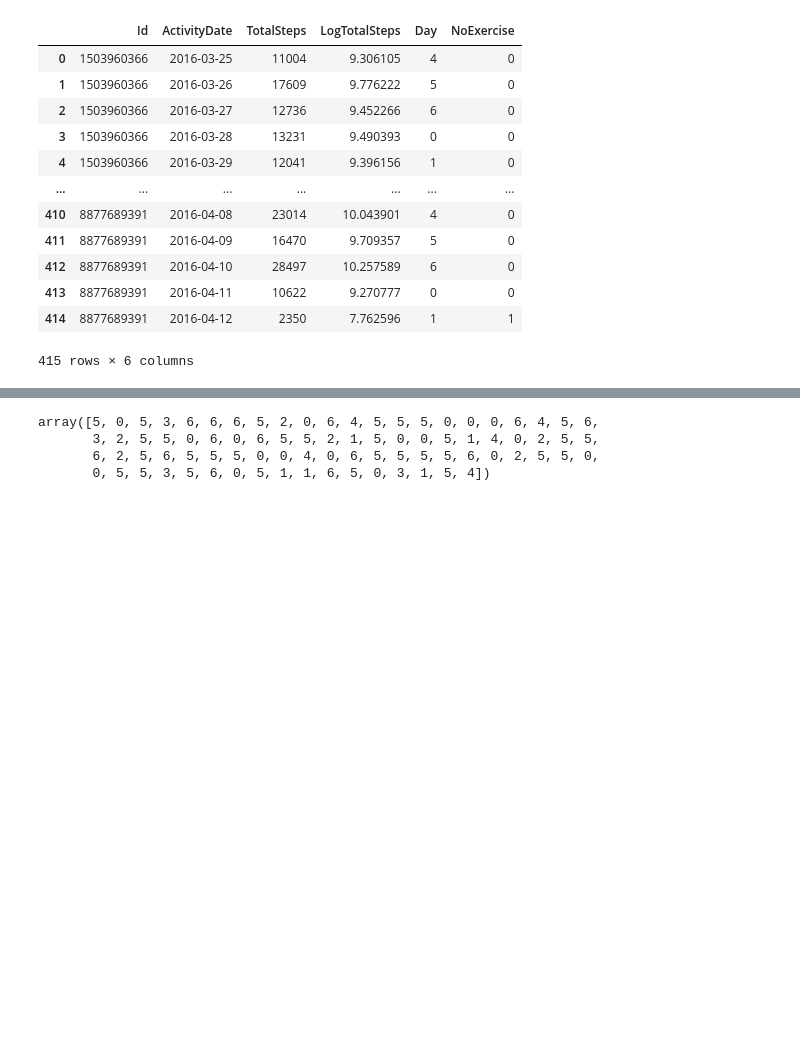
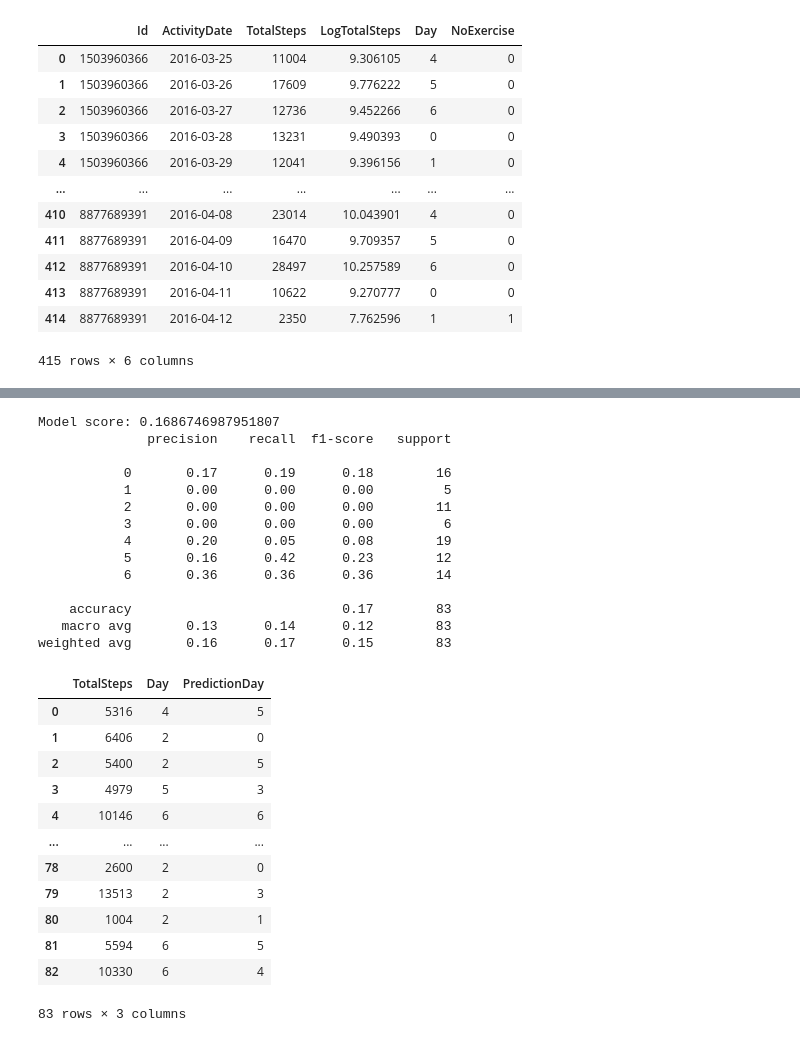
Before and after one commit to richardayikwei/fit_bit_analysis, a Jupyter notebook: scripts/KNN_model.ipynb, the cells around one changed output, grey strips where cells are left out. Saved outputs shown, nothing was run; the diff lists cells and outputs as text; code cells hidden in the pictures; blank space fills up the shorter version.

```diff
--- a/scripts/KNN_model.ipynb
+++ b/scripts/KNN_model.ipynb
@@ -54,11 +81,48 @@ plt.show()
+# %%
+def simulated_prediction(X,y,k):
+
+    X_train,X_test,y_train,y_test = train_test_split(X,y,random_state=42,test_size=0.2)
+    knn = KNeighborsClassifier(n_neighbors=k)
+    knn.fit(X_train,y_train)
+
+    print(f'Model score: {knn.score(X_test, y_test)}')
+    prediction = knn.predict(X_test)
+    print(classification_report(y_test,prediction))
+
+    new = pd.DataFrame(X_test)
+    new.columns = ['TotalSteps']
+    new['Day'] = y_test
+    new['PredictionDay'] = prediction
+
+    return new
 # %%
-X_train,X_test,y_train,y_test = train_test_split(X,y,random_state=42,test_size=0.2)
+normal_new = simulated_prediction(X_normal,y,k_best_normal)
+normal_new
+# %% [output]
+Model score: 0.1686746987951807
+              precision    recall  f1-score   support
+
+           0       0.17      0.19      0.18        16
+           1       0.00      0.00      0.00         5
+           2       0.00      0.00      0.00        11
+           3       0.00      0.00      0.00         6
+           4       0.20      0.05      0.08        19
+           5       0.16      0.42      0.23        12
+           6       0.36      0.36      0.36        14
+
+    accuracy                           0.17        83
+   macro avg       0.13      0.14      0.12        83
+weighted avg       0.16      0.17      0.15        83
+|  | TotalSteps | Day | PredictionDay |
+| 0 | 5316 | 4 | 5 |
+| 1 | 6406 | 2 | 0 |
+| 2 | 5400 | 2 | 5 |
+| 3 | 4979 | 5 | 3 |
+| 4 | 10146 | 6 | 6 |
+| ... | ... | ... | ... |
+| 78 | 2600 | 2 | 0 |
+| 79 | 13513 | 2 | 3 |
+| 80 | 1004 | 2 | 1 |
+| 81 | 5594 | 6 | 5 |
+| 82 | 10330 | 6 | 4 |
+83 rows × 3 columns
-# %%
-knn = KNeighborsClassifier(n_neighbors=k_best)
-knn.fit(X_train,y_train)
-knn.predict(X_test)
-# %% [output]
-array([5, 0, 5, 3, 6, 6, 6, 5, 2, 0, 6, 4, 5, 5, 5, 0, 0, 0, 6, 4, 5, 6,
-       3, 2, 5, 5, 0, 6, 0, 6, 5, 5, 2, 1, 5, 0, 0, 5, 1, 4, 0, 2, 5, 5,
-       6, 2, 5, 6, 5, 5, 5, 0, 0, 4, 0, 6, 5, 5, 5, 5, 6, 0, 2, 5, 5, 0,
-       0, 5, 5, 3, 5, 6, 0, 5, 1, 1, 6, 5, 0, 3, 1, 5, 4])
```
Also changed, not shown: parts of 8 cells of this notebook.
